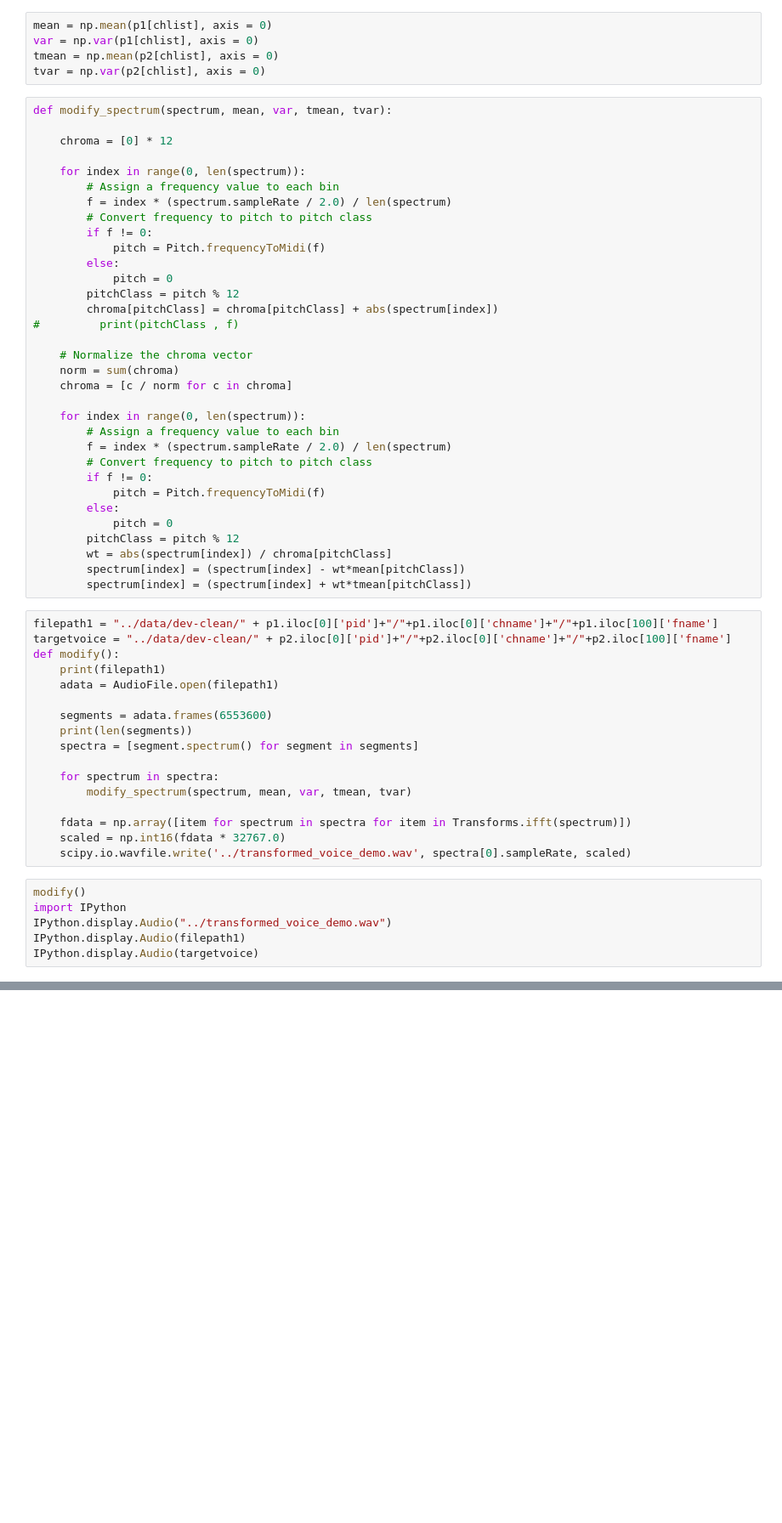
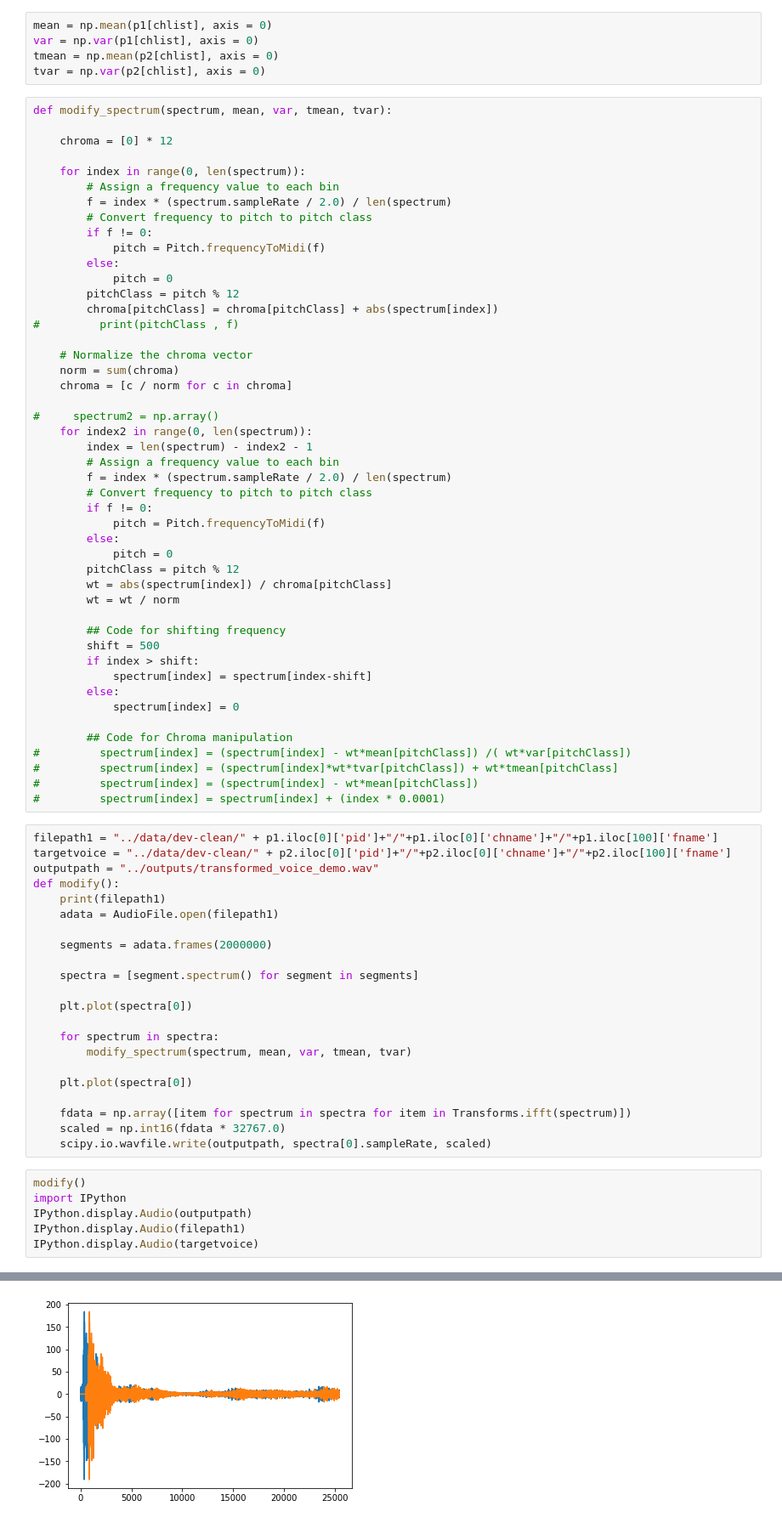
Before and after one commit to anshulshah96/Voice-Synthesizer, a Jupyter notebook: notebooks/voice_generation_frequency.ipynb, the cells around one changed output, grey strips where cells are left out. Shown at 85% size. Cells and saved outputs as stored; diff of their text form; blank space fills up the shorter version.

Commit message:
Frequency manipulation

```diff
--- a/notebooks/voice_generation_chroma.ipynb
+++ b/notebooks/voice_generation_frequency.ipynb
@@ -52,7 +52,9 @@ def modify_spectrum(spectrum, mean, var, tmean, tvar):
     norm = sum(chroma)
     chroma = [c / norm for c in chroma]
 
-    for index in range(0, len(spectrum)):
+#     spectrum2 = np.array()
+    for index2 in range(0, len(spectrum)):
+        index = len(spectrum) - index2 - 1
         # Assign a frequency value to each bin
         f = index * (spectrum.sampleRate / 2.0) / len(spectrum)
         # Convert frequency to pitch to pitch class
@@ -62,29 +64,46 @@ def modify_spectrum(spectrum, mean, var, tmean, tvar):
             pitch = 0
         pitchClass = pitch % 12
         wt = abs(spectrum[index]) / chroma[pitchClass]
-        spectrum[index] = (spectrum[index] - wt*mean[pitchClass])
-        spectrum[index] = (spectrum[index] + wt*tmean[pitchClass])
+        wt = wt / norm
+
+        ## Code for shifting frequency
+        shift = 500
+        if index > shift:
+            spectrum[index] = spectrum[index-shift]
+        else:
+            spectrum[index] = 0
+
+        ## Code for Chroma manipulation
+#         spectrum[index] = (spectrum[index] - wt*mean[pitchClass]) /( wt*var[pitchClass])
+#         spectrum[index] = (spectrum[index]*wt*tvar[pitchClass]) + wt*tmean[pitchClass]
+#         spectrum[index] = (spectrum[index] - wt*mean[pitchClass])
+#         spectrum[index] = spectrum[index] + (index * 0.0001)
 # %%
 filepath1 = "../data/dev-clean/" + p1.iloc[0]['pid']+"/"+p1.iloc[0]['chname']+"/"+p1.iloc[100]['fname']
 targetvoice = "../data/dev-clean/" + p2.iloc[0]['pid']+"/"+p2.iloc[0]['chname']+"/"+p2.iloc[100]['fname']
+outputpath = "../outputs/transformed_voice_demo.wav"
 def modify():
     print(filepath1)
     adata = AudioFile.open(filepath1)
 
-    segments = adata.frames(6553600)
-    print(len(segments))
+    segments = adata.frames(2000000)
+
     spectra = [segment.spectrum() for segment in segments]
+
+    plt.plot(spectra[0])
 
     for spectrum in spectra:
         modify_spectrum(spectrum, mean, var, tmean, tvar)
 
+    plt.plot(spectra[0])
+
     fdata = np.array([item for spectrum in spectra for item in Transforms.ifft(spectrum)])
     scaled = np.int16(fdata * 32767.0)
-    scipy.io.wavfile.write('../transformed_voice_demo.wav', spectra[0].sampleRate, scaled)
+    scipy.io.wavfile.write(outputpath, spectra[0].sampleRate, scaled)
 # %%
 modify()
 import IPython
-IPython.display.Audio("../transformed_voice_demo.wav")
+IPython.display.Audio(outputpath)
 IPython.display.Audio(filepath1)
 IPython.display.Audio(targetvoice)
 # %% [output]
@@ -93,3 +111,4 @@ IPython.display.Audio(targetvoice)
 [interactive output not drawn]
 [interactive output not drawn]
 [interactive output not drawn]
+[figure, added]
```
Also changed, not shown: parts of 2 cells of this notebook, 1 other file.
